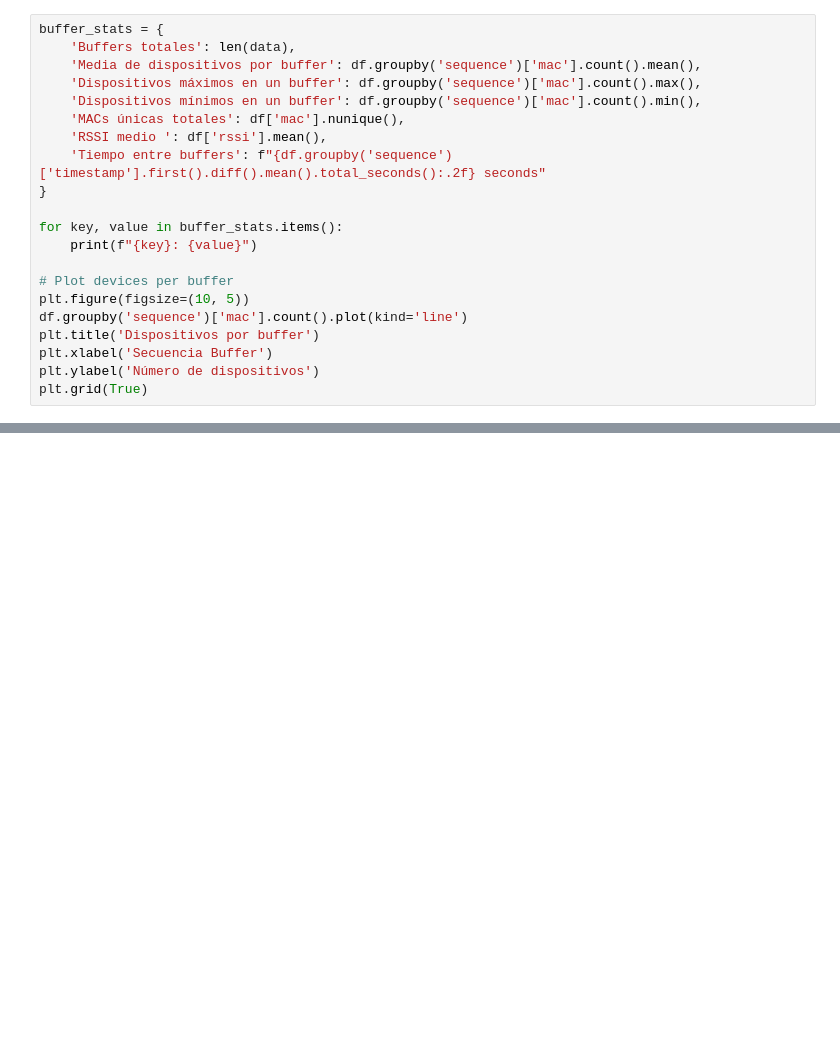
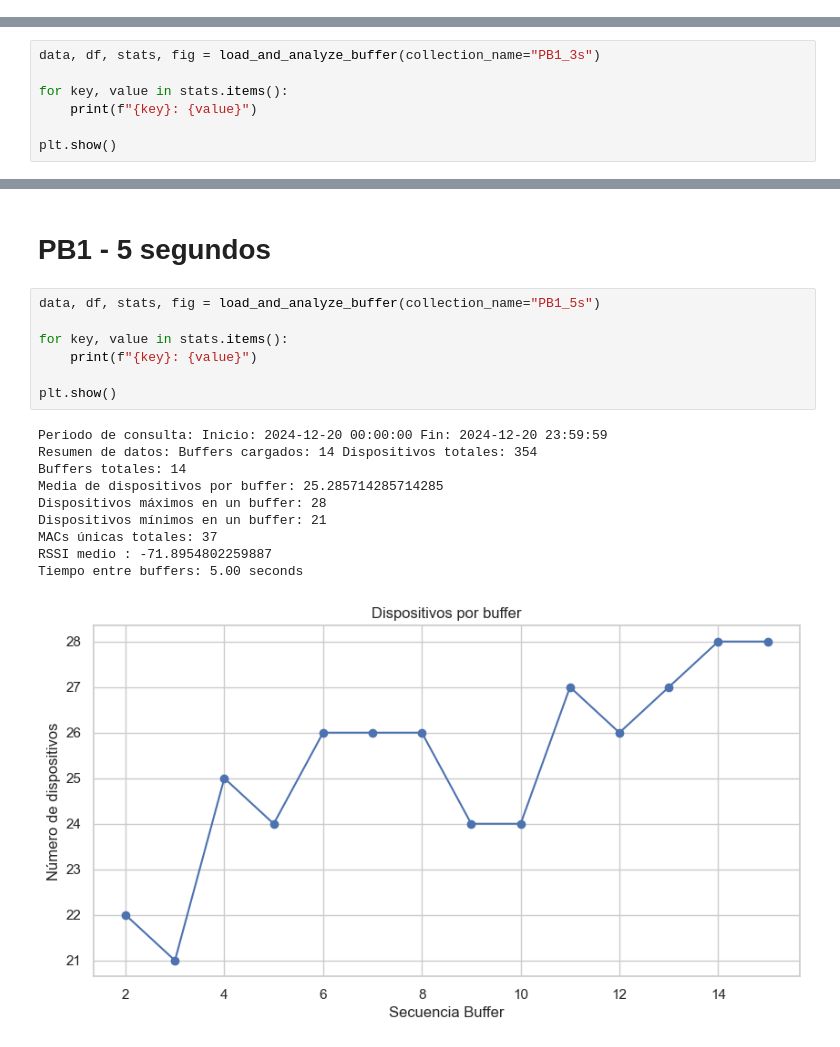
Before and after one commit to Yc3t/BLE-Scanner, a Jupyter notebook: python/pipeline_buffer.ipynb, the cells around one changed output, grey strips where cells are left out. Saved outputs shown, nothing was run; the diff lists cells and outputs as text; blank space fills up the shorter version.

```diff
--- a/python/pipeline_buffer.ipynb
+++ b/python/pipeline_buffer.ipynb
@@ -29,21 +10,0 @@ Cargados 24 buffers con 1036 dispositivos totales
-# %%
-buffer_stats = {
-    'Buffers totales': len(data),
-    'Media de dispositivos por buffer': df.groupby('sequence')['mac'].count().mean(),
-    'Dispositivos máximos en un buffer': df.groupby('sequence')['mac'].count().max(),
-    'Dispositivos mínimos en un buffer': df.groupby('sequence')['mac'].count().min(),
-    'MACs únicas totales': df['mac'].nunique(),
-    'RSSI medio ': df['rssi'].mean(),
-    'Tiempo entre buffers': f"{df.groupby('sequence')['timestamp'].first().diff().mean().total_seconds():.2f} seconds"
-}
-
-for key, value in buffer_stats.items():
-    print(f"{key}: {value}")
-
-# Plot devices per buffer
-plt.figure(figsize=(10, 5))
-df.groupby('sequence')['mac'].count().plot(kind='line')
-plt.title('Dispositivos por buffer')
-plt.xlabel('Secuencia Buffer')
-plt.ylabel('Número de dispositivos')
-plt.grid(True)
@@ -96,0 +48,7 @@ Name: count, dtype: int64
+# %%
+data, df, stats, fig = load_and_analyze_buffer(collection_name="PB1_3s")
+
+for key, value in stats.items():
+    print(f"{key}: {value}")
+
+plt.show()
@@ -96,0 +66,20 @@ Name: count, dtype: int64
+# %% [markdown]
+# PB1 - 5 segundos
+# %%
+data, df, stats, fig = load_and_analyze_buffer(collection_name="PB1_5s")
+
+for key, value in stats.items():
+    print(f"{key}: {value}")
+
+plt.show()
+# %% [output]
+Periodo de consulta: Inicio: 2024-12-20 00:00:00 Fin: 2024-12-20 23:59:59
+Resumen de datos: Buffers cargados: 14 Dispositivos totales: 354
+Buffers totales: 14
+Media de dispositivos por buffer: 25.285714285714285
+Dispositivos máximos en un buffer: 28
+Dispositivos mínimos en un buffer: 21
+MACs únicas totales: 37
+RSSI medio : -71.8954802259887
+Tiempo entre buffers: 5.00 seconds
+[figure, added]
```
Also changed, not shown: parts of 17 cells of this notebook, 6 other files.
